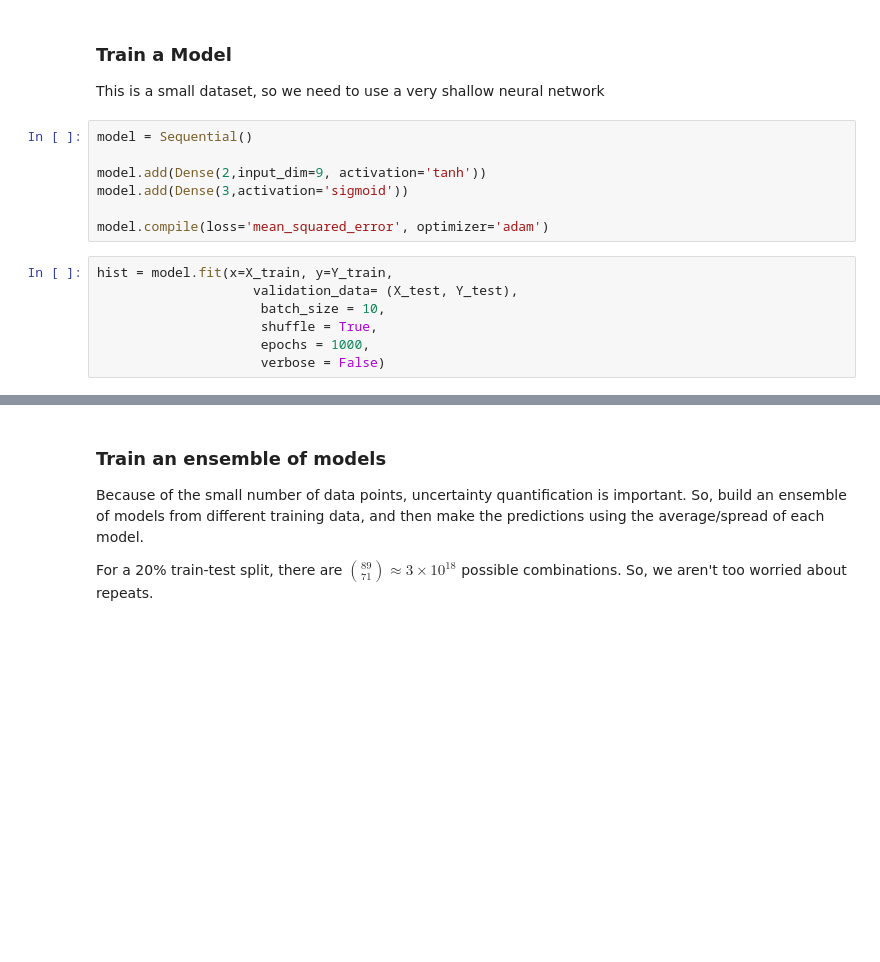
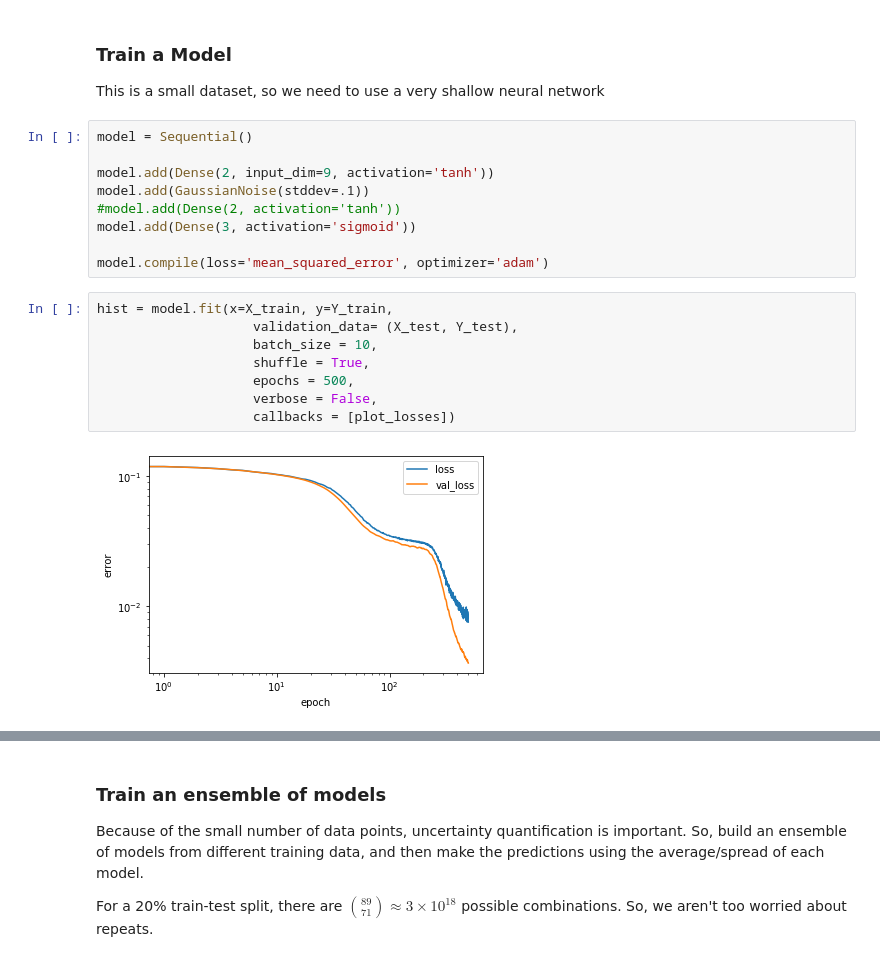
Before and after one commit to sdwebb/CODemsData, a Jupyter notebook: notebooks/election_model.ipynb, the cells around one changed output, grey strips where cells are left out. Cells and saved outputs as stored; diff of their text form; blank space fills up the shorter version.

```diff
--- a/notebooks/election_model.ipynb
+++ b/notebooks/election_model.ipynb
@@ -220,17 +287,22 @@ This is a small dataset, so we need to use a very shallow neural network
 # %%
 model = Sequential()
 
-model.add(Dense(2,input_dim=9, activation='tanh'))
-model.add(Dense(3,activation='sigmoid'))
+model.add(Dense(2, input_dim=9, activation='tanh'))
+model.add(GaussianNoise(stddev=.1))
+#model.add(Dense(2, activation='tanh'))
+model.add(Dense(3, activation='sigmoid'))
 
 model.compile(loss='mean_squared_error', optimizer='adam')
 # %%
 hist = model.fit(x=X_train, y=Y_train,
                     validation_data= (X_test, Y_test),
-                     batch_size = 10,
-                     shuffle = True,
-                     epochs = 1000,
-                     verbose = False)
+                    batch_size = 10,
+                    shuffle = True,
+                    epochs = 500,
+                    verbose = False,
+                    callbacks = [plot_losses])
+# %% [output]
+[figure, added]
 # %%
 plt.figure()
 plt.loglog(hist.epoch, hist.history['val_loss'], label = 'val. loss')
```
Also changed, not shown: parts of 14 cells of this notebook.
